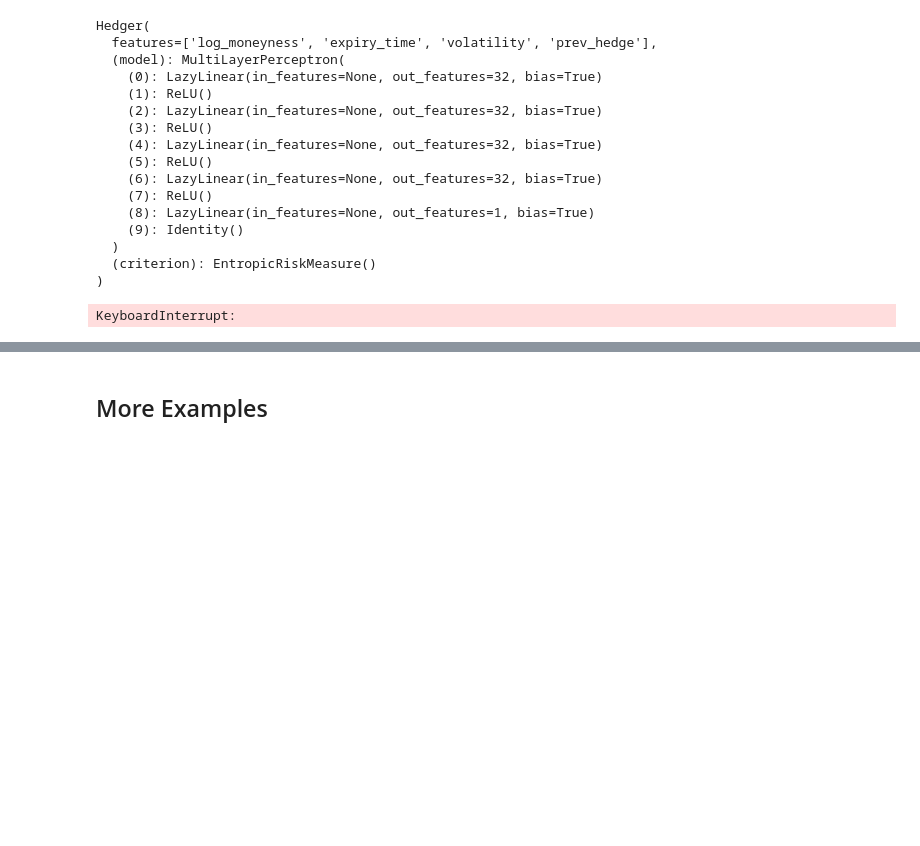
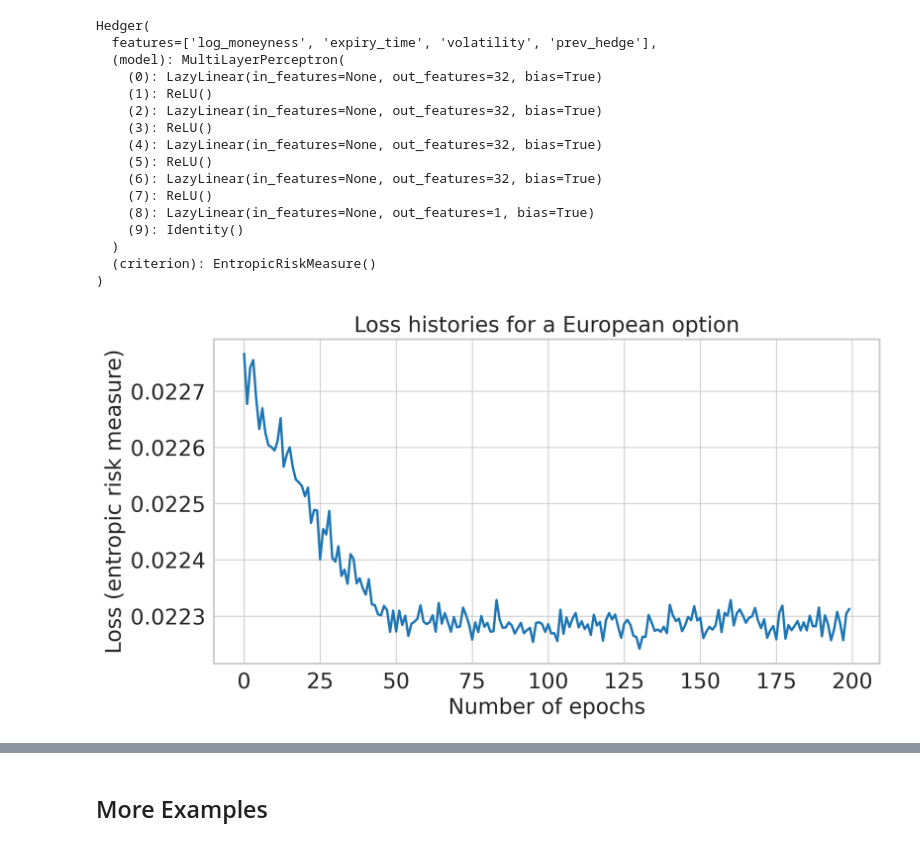
Before and after one commit to pfnet-research/pfhedge, a Jupyter notebook: examples/example_readme.ipynb, the cells around one changed output, grey strips where cells are left out. Cells and saved outputs as stored; diff of their text form; code cells hidden in the pictures; blank space fills up the shorter version.

```diff
--- a/examples/example_readme.ipynb
+++ b/examples/example_readme.ipynb
@@ -1,3 +12,20 @@
+# %%
+seaborn.set_style("whitegrid")
+
+FONTSIZE = 18
+matplotlib.rcParams["figure.figsize"] = (10, 5)
+matplotlib.rcParams["figure.dpi"] = 300
+matplotlib.rcParams["figure.titlesize"] = FONTSIZE
+matplotlib.rcParams["font.family"] = "sans-serif"
+matplotlib.rcParams["legend.fontsize"] = FONTSIZE
+matplotlib.rcParams["xtick.labelsize"] = FONTSIZE
+matplotlib.rcParams["ytick.labelsize"] = FONTSIZE
+matplotlib.rcParams["axes.labelsize"] = FONTSIZE
+matplotlib.rcParams["axes.titlesize"] = FONTSIZE
+matplotlib.rcParams["savefig.bbox"] = "tight"
+matplotlib.rcParams["savefig.pad_inches"] = 0.1
+matplotlib.rcParams["lines.linewidth"] = 2
+matplotlib.rcParams["axes.linewidth"] = 1.6
 # %%
 import sys
 
@@ -15,0 +40,5 @@ device(type='cpu')
+# %%
+# In each epoch, N_PATHS brownian motion time-series are generated.
+N_PATHS = 50000
+# How many times a model is updated in the experiment.
+N_EPOCHS = 200
@@ -43,8 +74,9 @@ from pfhedge import Hedger
 from pfhedge.nn import MultiLayerPerceptron
 
 model = MultiLayerPerceptron()
-hedger = Hedger(model, features=["log_moneyness", "expiry_time", "volatility", "prev_hedge"])
-hedger = hedger.to(DEVICE)
+hedger = Hedger(
+    model, features=["log_moneyness", "expiry_time", "volatility", "prev_hedge"]
+).to(DEVICE)
 # %% [markdown]
 The `hedger` is also a [`Module`](https://pytorch.org/docs/stable/generated/torch.nn.Module.html#torch.nn.Module).
 # %%
@@ -67,6 +99,12 @@ Hedger(
   (criterion): EntropicRiskMeasure()
 )
 # %%
-history = hedger.fit(deriv, n_epochs=200, n_paths=10000)
+history = hedger.fit(deriv, n_epochs=N_EPOCHS, n_paths=N_PATHS, n_times=20)
-# %% [output]
-KeyboardInterrupt:
+# %%
+plt.plot(history)
+plt.xlabel("Number of epochs")
+plt.ylabel("Loss (entropic risk measure)")
+plt.title("Loss histories for a European option")
+plt.show()
+# %% [output]
+[figure, added]
```
Also changed, not shown: parts of 24 cells of this notebook.
